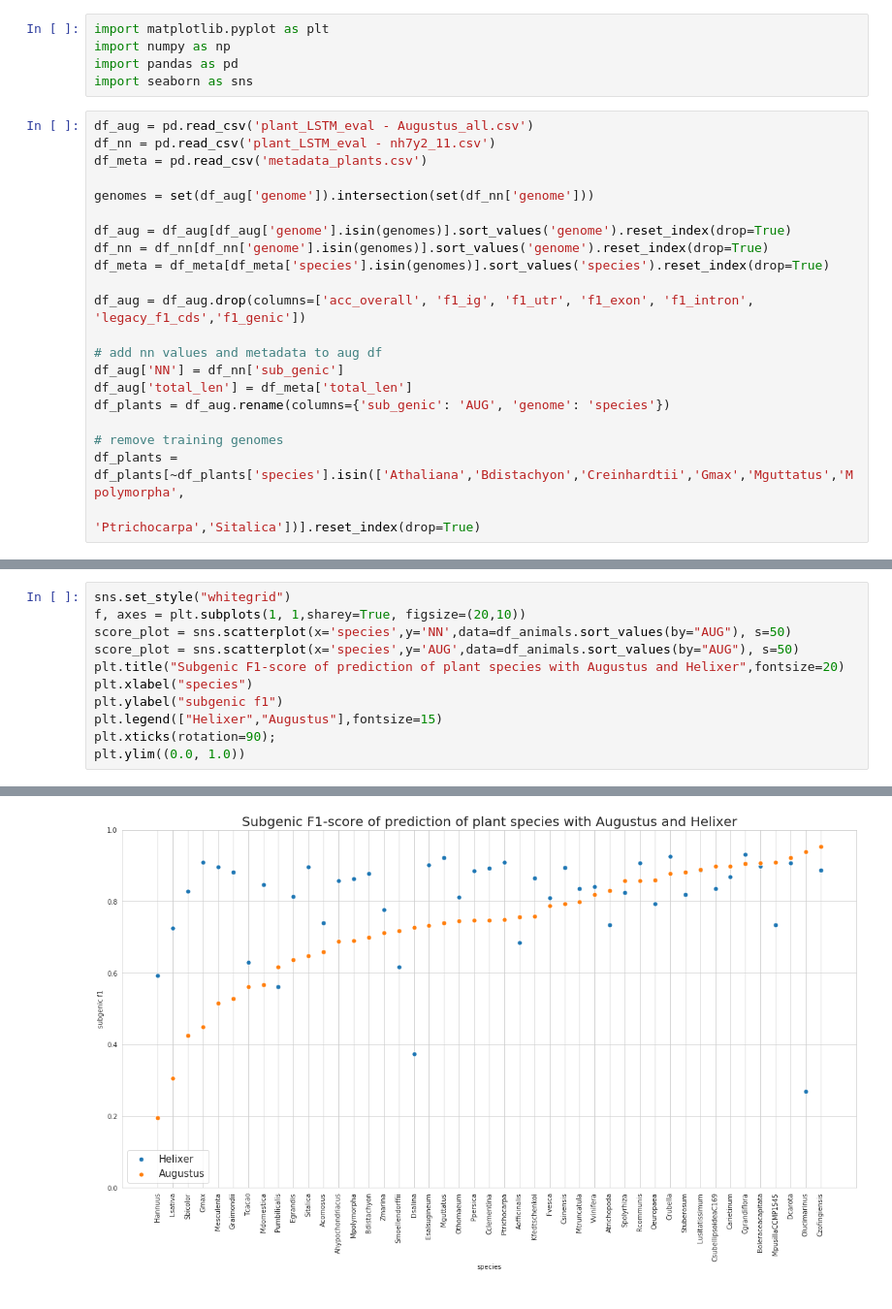
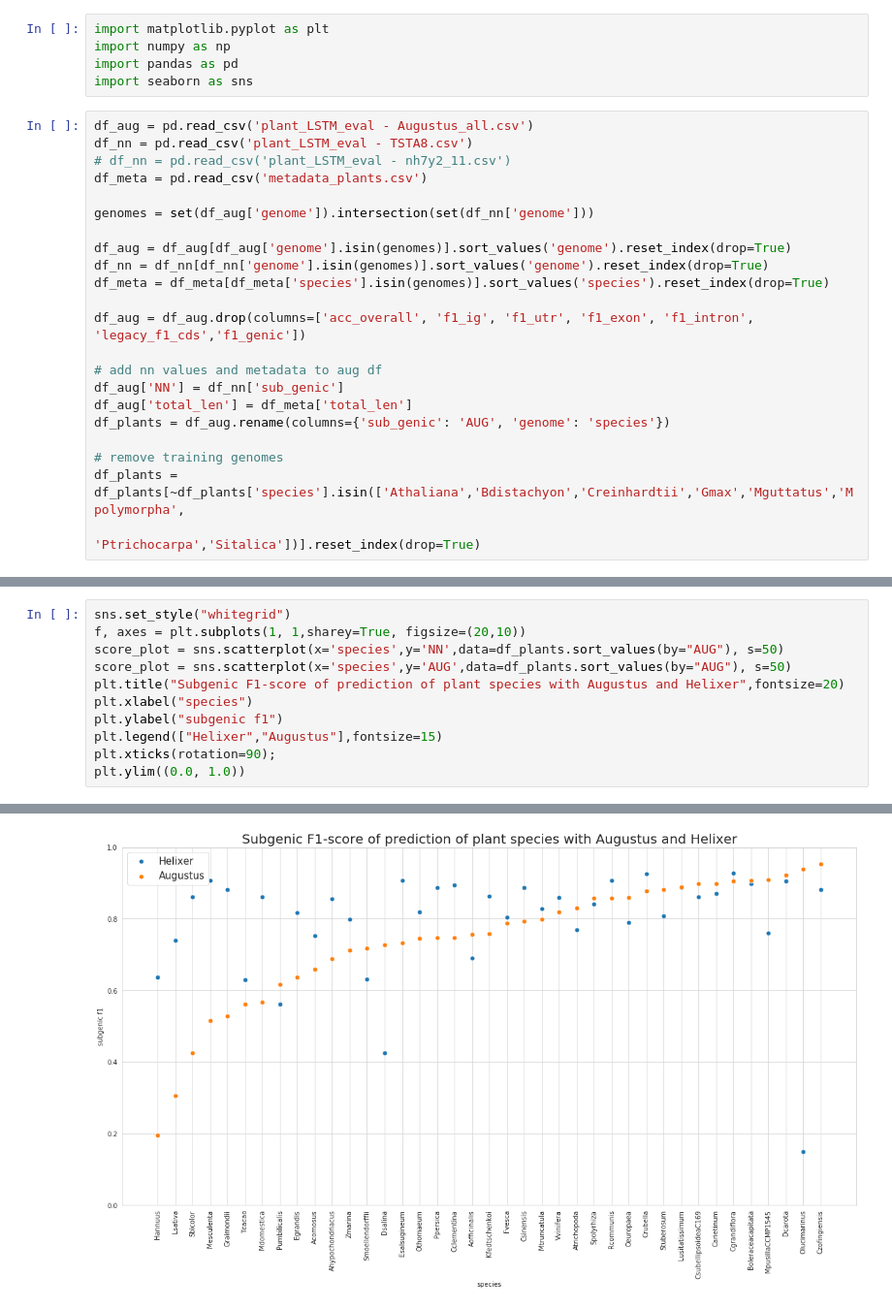
Before and after one commit to weberlab-hhu/helixer_scratch, a Jupyter notebook: plots/Plants.ipynb, the cells around one changed output, grey strips where cells are left out. Shown at 97% size. Drawn from its saved outputs; the diff is of its cells as text.

```diff
--- a/plots/Plants.ipynb
+++ b/plots/Plants.ipynb
@@ -5,7 +5,8 @@ import pandas as pd
 import seaborn as sns
 # %%
 df_aug = pd.read_csv('plant_LSTM_eval - Augustus_all.csv')
-df_nn = pd.read_csv('plant_LSTM_eval - nh7y2_11.csv')
+df_nn = pd.read_csv('plant_LSTM_eval - TSTA8.csv')
+# df_nn = pd.read_csv('plant_LSTM_eval - nh7y2_11.csv')
 df_meta = pd.read_csv('metadata_plants.csv')
 
 genomes = set(df_aug['genome']).intersection(set(df_nn['genome']))
@@ -47,17 +48,17 @@ df_plants
 # %%
 sns.set_style("whitegrid")
 f, axes = plt.subplots(1, 1,sharey=True, figsize=(20,10))
-score_plot = sns.scatterplot(x='species',y='NN',data=df_animals.sort_values(by="AUG"), s=50)
-score_plot = sns.scatterplot(x='species',y='AUG',data=df_animals.sort_values(by="AUG"), s=50)
+score_plot = sns.scatterplot(x='species',y='NN',data=df_plants.sort_values(by="AUG"), s=50)
+score_plot = sns.scatterplot(x='species',y='AUG',data=df_plants.sort_values(by="AUG"), s=50)
 plt.title("Subgenic F1-score of prediction of plant species with Augustus and Helixer",fontsize=20)
 plt.xlabel("species")
 plt.ylabel("subgenic f1")
 plt.legend(["Helixer","Augustus"],fontsize=15)
 plt.xticks(rotation=90);
 plt.ylim((0.0, 1.0))
 # %% [output]
 (0.0, 1.0)
-[figure, old version]
+[figure, new version]
 # %%
 sns.set_style("whitegrid")
 f, axes = plt.subplots(1, 2,sharey=True, figsize=(10,10))
```
Also changed, not shown: parts of 3 cells of this notebook, 4 other files.
